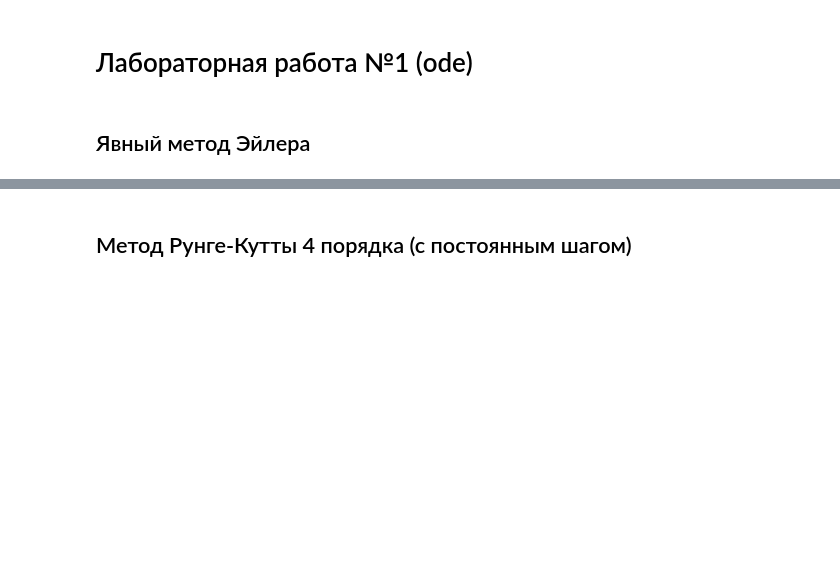
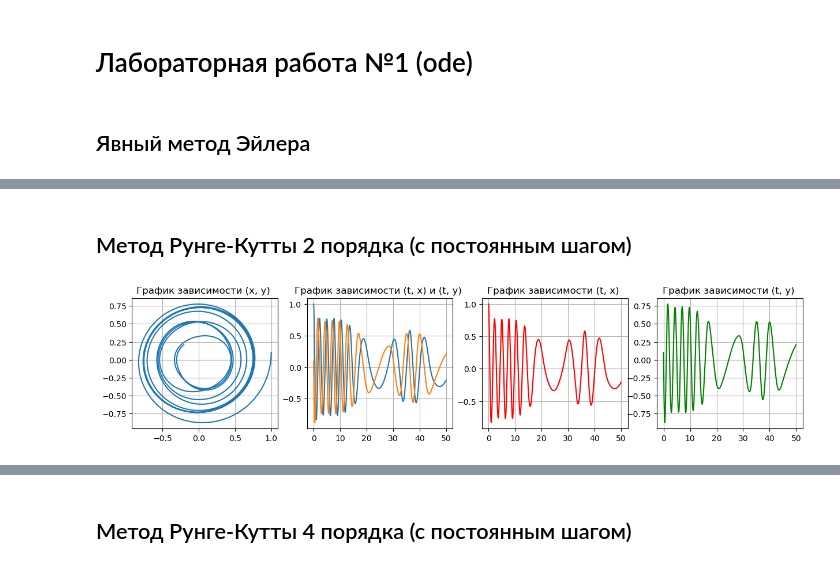
Before and after one commit to sanonesan/computational_methods_labs, a Jupyter notebook: sem6/lab_1_ode_methods/lab_1_plots.ipynb, the cells around one changed output, grey strips where cells are left out. Cells and saved outputs as stored; diff of their text form; code cells hidden in the pictures; blank space fills up the shorter version.

```diff
--- a/sem6/lab_1_ode_methods/lab_1_plots.ipynb
+++ b/sem6/lab_1_ode_methods/lab_1_plots.ipynb
@@ -152,0 +169,15 @@ draw_plots_matplotlib(t, x, y)
+# %% [markdown]
+<H2> Метод Рунге-Кутты 2 порядка (с постоянным шагом)
+# %%
+method_name = "_ode_RK2_fix_step_output"
+
+df = pd.read_csv(out_dir + file_name  + method_name + ".csv")
+
+t = df["time"]
+x = df["u0"]
+y = df["u1"]
+
+draw_plots_plotly(t, x, y, file_name + method_name)
+draw_plots_matplotlib(t, x, y)
+# %% [output]
+[figure, added]
```
Also changed, not shown: parts of 7 cells of this notebook, 47 other files.
